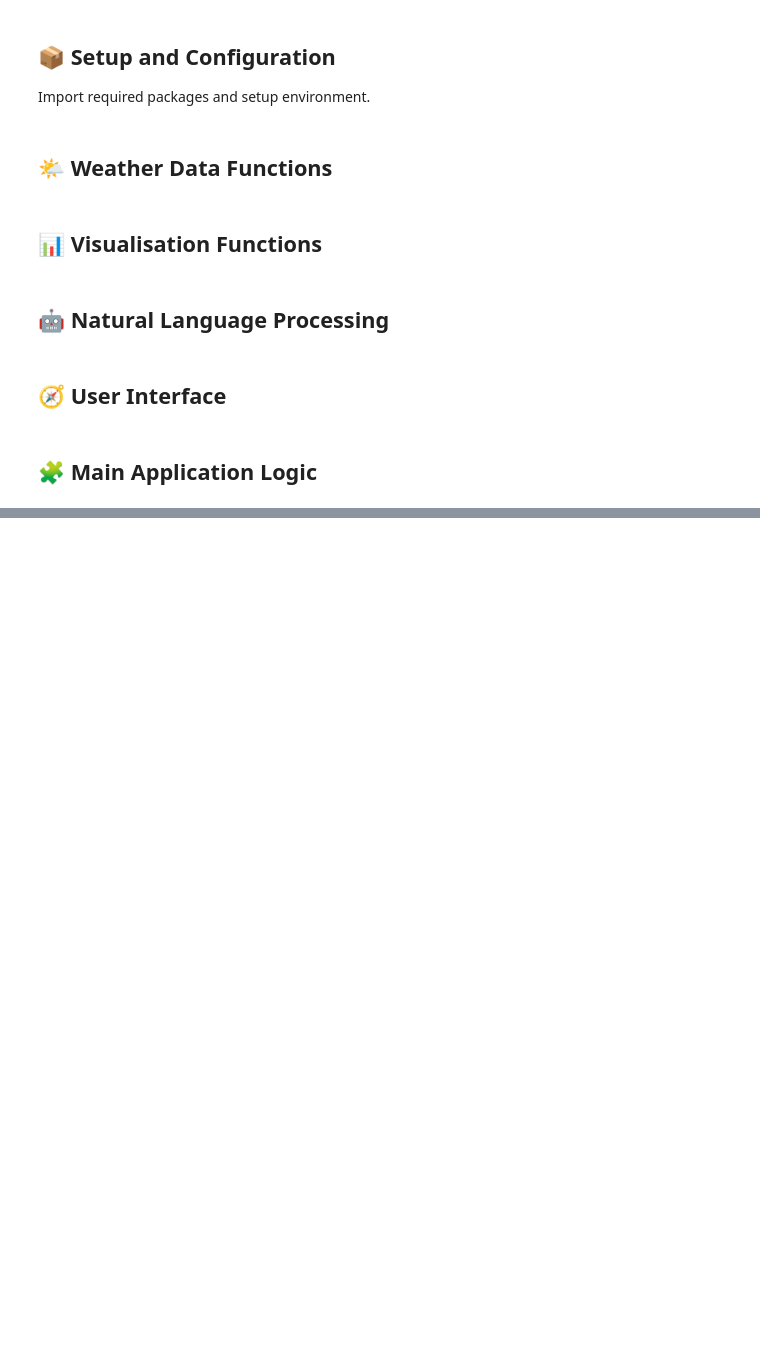
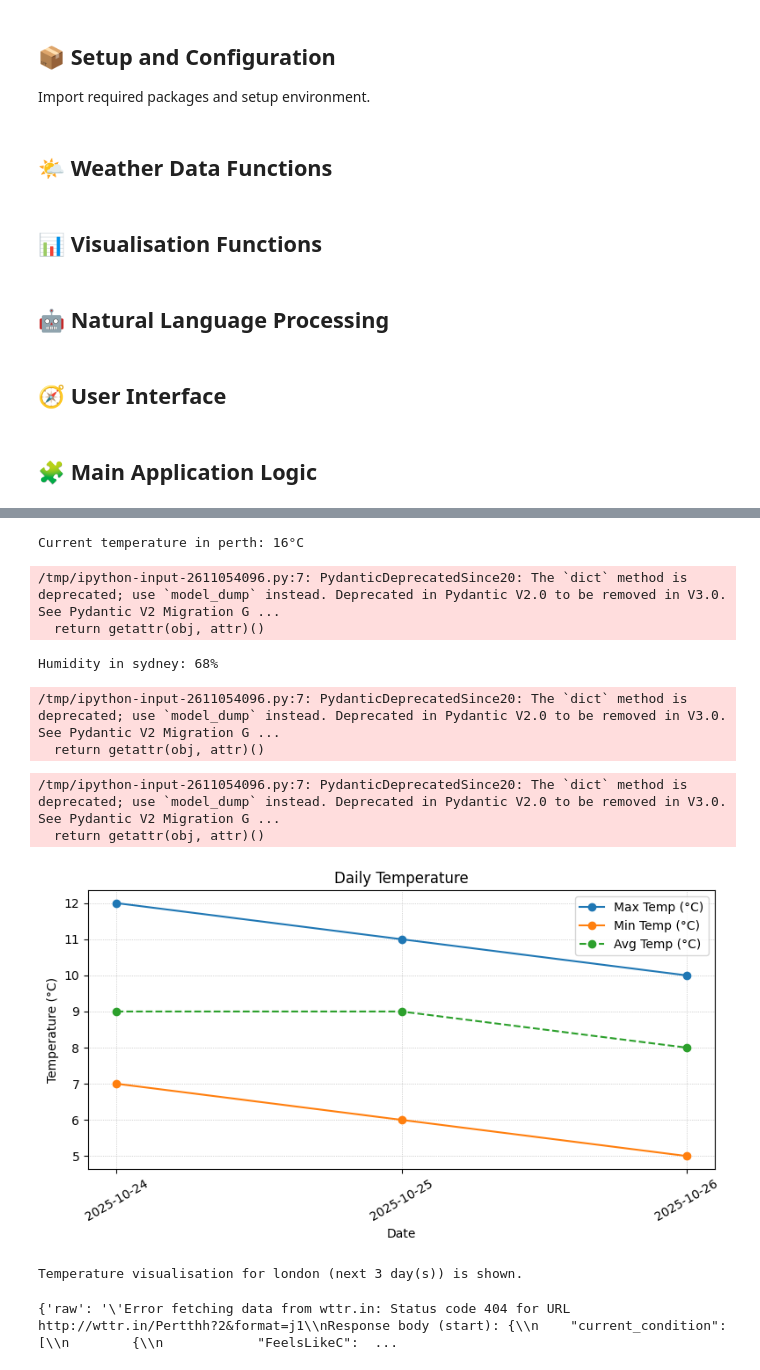
Before and after one commit to sharifabdullahtanzim-max/weatherwise, a Jupyter notebook: starter_notebook.ipynb, the cells around one changed output, grey strips where cells are left out. Drawn from its saved outputs; the diff is of its cells as text; code cells hidden in the pictures; blank space fills up the shorter version.

```diff
--- a/starter_notebook.ipynb
+++ b/starter_notebook.ipynb
@@ -1085,0 +1136,33 @@ Add markdown cells here summarising prompts used or link to AI conversations in
+# %%
+#2.1 testing with various weather questions
+response = parse_weather_question("What's the current temperature in perth?")
+print(response)
+# %% [output]
+Current temperature in perth: 16°C
+/tmp/ipython-input-2611054096.py:7: PydanticDeprecatedSince20: The `dict` method is deprecated; use `model_dump` instead. Deprecated in Pydantic V2.0 to be removed in V3.0. See Pydantic V2 Migration G ...
+  return getattr(obj, attr)()
+# %%
+#2.2 testing with various weather questions
+response = parse_weather_question("Hi, what is the current humidity in sydney?")
+print(response)
+# %% [output]
+Humidity in sydney: 68%
+/tmp/ipython-input-2611054096.py:7: PydanticDeprecatedSince20: The `dict` method is deprecated; use `model_dump` instead. Deprecated in Pydantic V2.0 to be removed in V3.0. See Pydantic V2 Migration G ...
+  return getattr(obj, attr)()
+# %%
+#2.1 testing with various weather questions
+response = parse_weather_question("Hello, show temperature visualization for london for 3 days.")
+print(response)
+# %% [output]
+/tmp/ipython-input-2611054096.py:7: PydanticDeprecatedSince20: The `dict` method is deprecated; use `model_dump` instead. Deprecated in Pydantic V2.0 to be removed in V3.0. See Pydantic V2 Migration G ...
+  return getattr(obj, attr)()
+[figure, added]
+Temperature visualisation for london (next 3 day(s)) is shown.
+# %%
+#3.1 testing with edge cases (invalid Location)
+print(get_weather_data(location = "Pertthh", forecast_days = 2, data_type="json"))
+
+## There's no internal exection handling mechanishm in fetch_my_weather.get_weather(), that's why when the location is invalid it is directly crashing the program. To make it compatible
+# the library function get_weather() needs to be edited.
+# %% [output]
+{'raw': '\'Error fetching data from wttr.in: Status code 404 for URL http://wttr.in/Pertthh?2&format=j1\\nResponse body (start): {\\n    "current_condition": [\\n        {\\n            "FeelsLikeC":  ...
```
Also changed, not shown: parts of 10 cells of this notebook.
